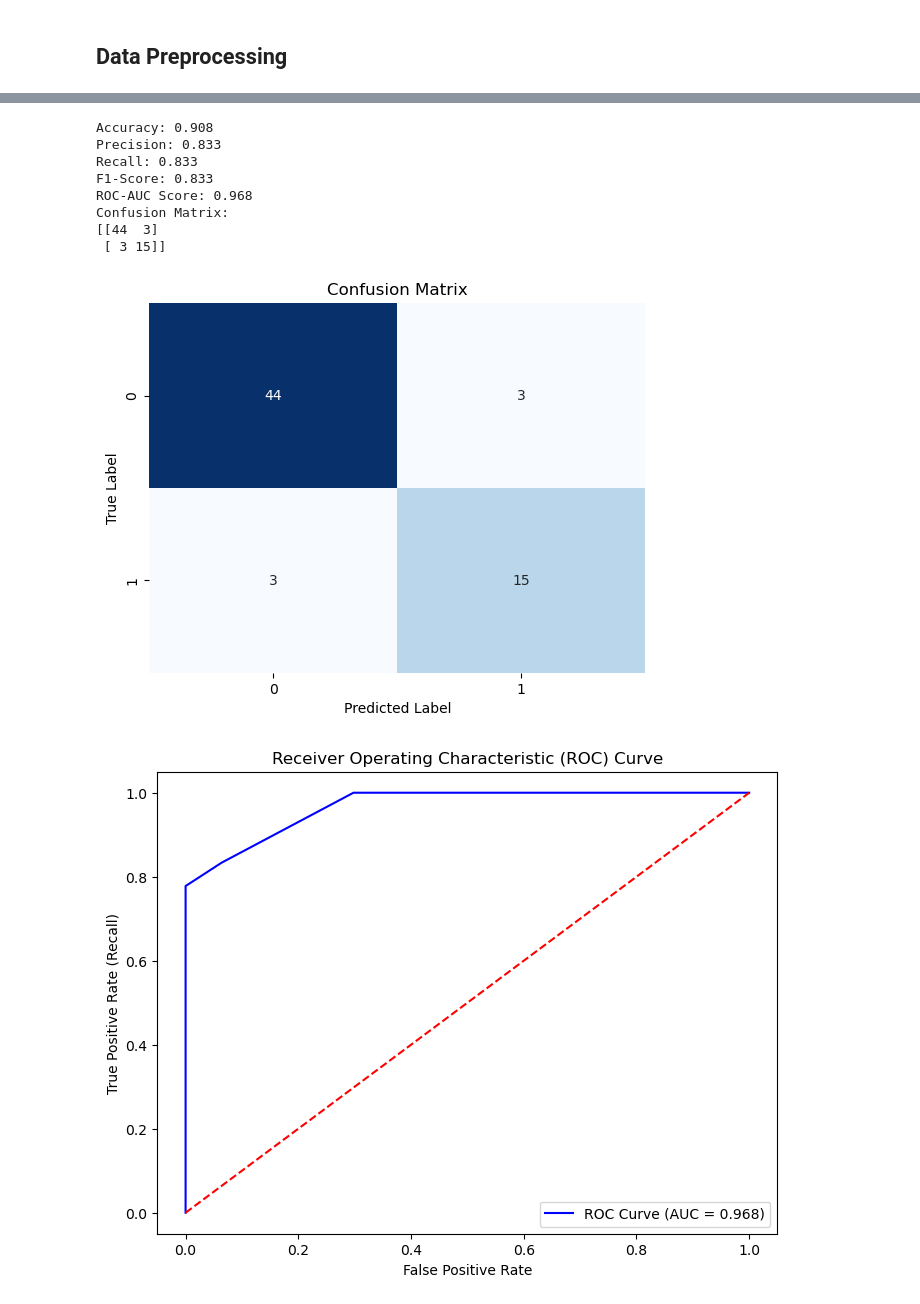
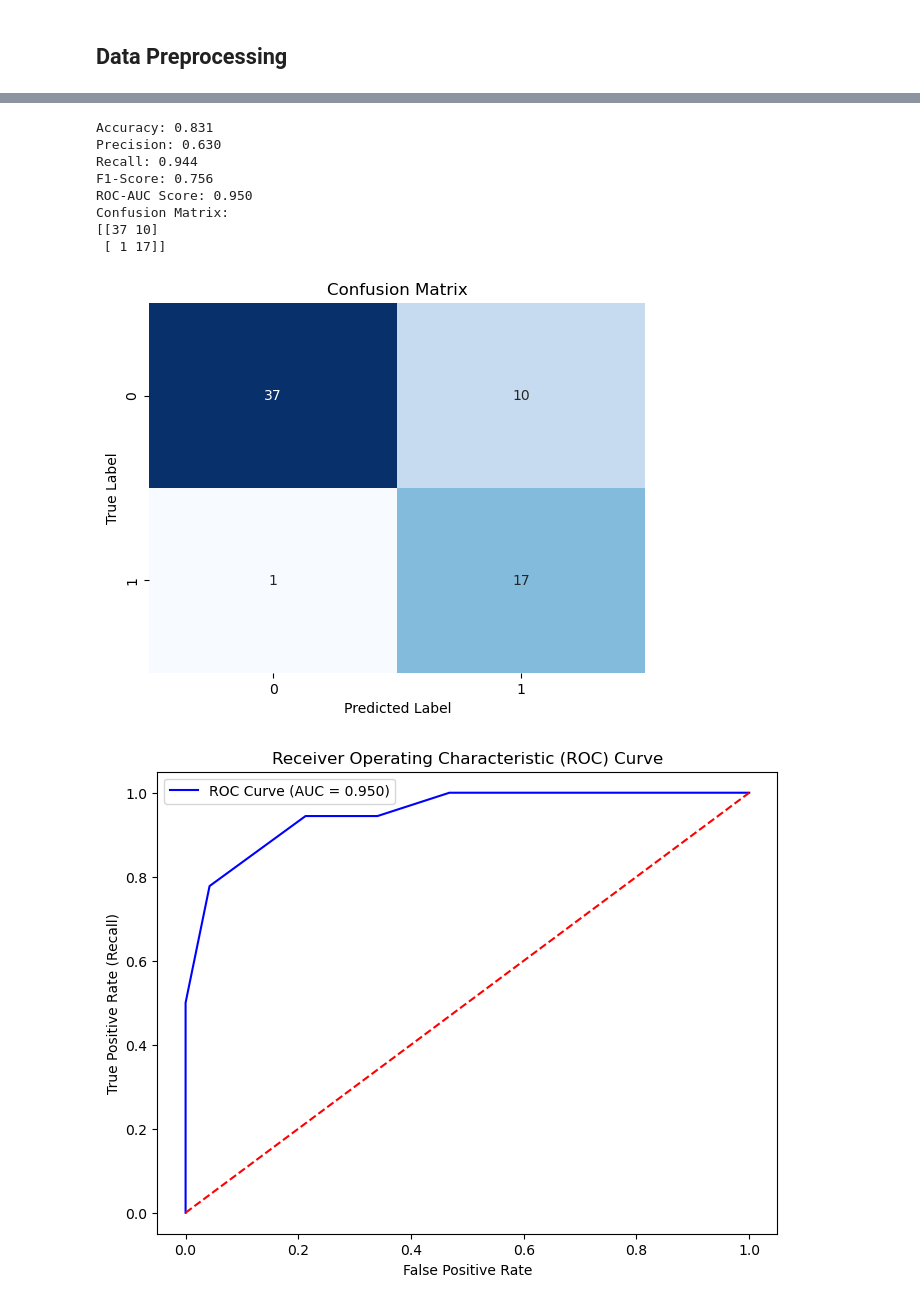
Before and after one commit to JuanRobledo12/gatech-ml-project, a Jupyter notebook: experiment_1.ipynb, the cells around one changed output, grey strips where cells are left out. Saved outputs shown, nothing was run; the diff lists cells and outputs as text; code cells hidden in the pictures.

```diff
--- a/experiment_1.ipynb
+++ b/experiment_1.ipynb
@@ -131,12 +131,12 @@ y = df['Outcome']
 # X = df.drop(columns='Outcome')
 X = df.drop(columns=['Outcome', 'BloodPressure', 'DiabetesPedigreeFunction'])
 
-scaler_type = RobustScaler()
+scaler_type = StandardScaler()
 
 
 # Metadata for results csv
-selected_features = 'Without BP and DPF'
-scaler_name = 'RobustScaler'
+selected_features = 'without BP and DPF'
+scaler_name = 'StandardScaler'
 results_file_path = 'experiment_results/experiment_1.csv'
 # %%
 estimator_pipelines = {
@@ -251,15 +251,15 @@ Best Logistic Regression F1-score: 0.642
 ====================
 # %%
-model_evaluation.evaluate_classifier(X, y, knn_grid_search.best_estimator_, scaler_name=scaler_name, selected_features=selected_features, csv_file_path=results_file_path)
+model_evaluation.evaluate_classifier(X, y, knn_grid_search.best_estimator_, model_name='KNN', scaler_name=scaler_name, selected_features=selected_features, csv_file_path=results_file_path)
 # %% [output]
-Accuracy: 0.908
-Precision: 0.833
-Recall: 0.833
-F1-Score: 0.833
-ROC-AUC Score: 0.968
+Accuracy: 0.831
+Precision: 0.630
+Recall: 0.944
+F1-Score: 0.756
+ROC-AUC Score: 0.950
 Confusion Matrix:
-[[44  3]
- [ 3 15]]
+[[37 10]
+ [ 1 17]]
-[figure, old version]
+[figure, new version]
-[figure, old version]
+[figure, new version]
 # %%
```
Also changed, not shown: parts of 7 cells of this notebook, 8 other files.
